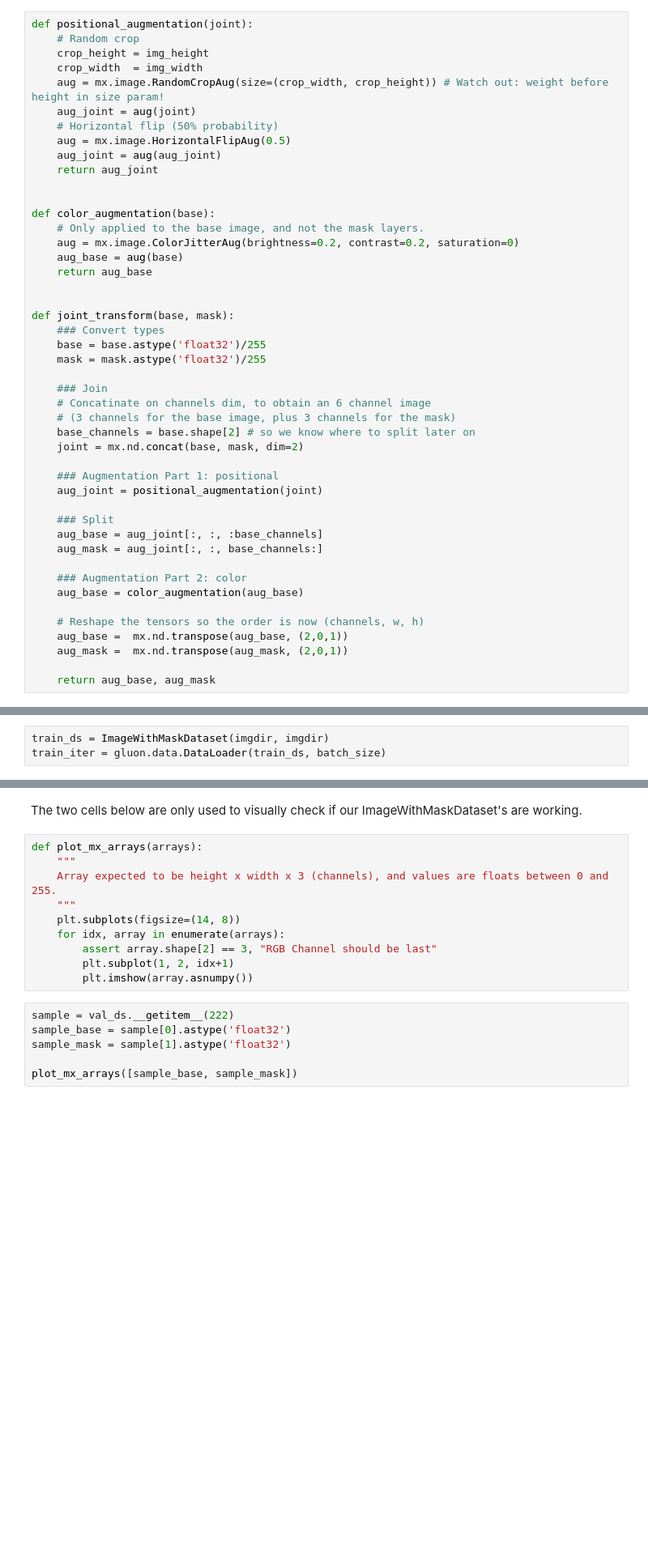
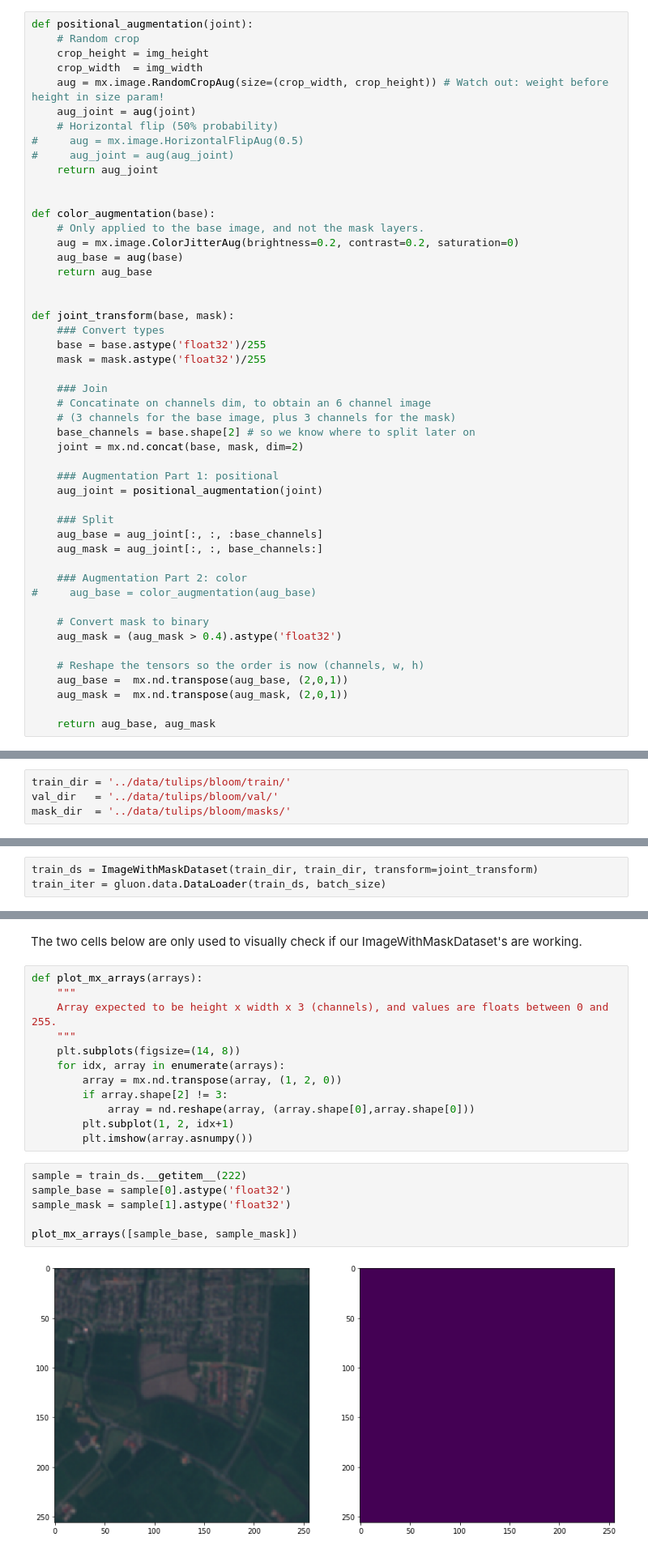
Before and after one commit to smarthi/satellite-images, a Jupyter notebook: segmentation/segmentation.ipynb, the cells around one changed output, grey strips where cells are left out. Shown at 81% size. Cells and saved outputs as stored; diff of their text form; blank space fills up the shorter version.

```diff
--- a/segmentation/segmentation.ipynb
+++ b/segmentation/segmentation.ipynb
@@ -88,8 +88,8 @@ def positional_augmentation(joint):
     aug = mx.image.RandomCropAug(size=(crop_width, crop_height)) # Watch out: weight before height in size param!
     aug_joint = aug(joint)
     # Horizontal flip (50% probability)
-    aug = mx.image.HorizontalFlipAug(0.5)
-    aug_joint = aug(aug_joint)
+#     aug = mx.image.HorizontalFlipAug(0.5)
+#     aug_joint = aug(aug_joint)
     return aug_joint
 
 
@@ -119,7 +119,10 @@ def joint_transform(base, mask):
     aug_mask = aug_joint[:, :, base_channels:]
 
     ### Augmentation Part 2: color
-    aug_base = color_augmentation(aug_base)
+#     aug_base = color_augmentation(aug_base)
+
+    # Convert mask to binary
+    aug_mask = (aug_mask > 0.4).astype('float32')
 
     # Reshape the tensors so the order is now (channels, w, h)
     aug_base =  mx.nd.transpose(aug_base, (2,0,1))
@@ -373 +416,5 @@ imgdir = '../data/tulips/bloom/filtered/output/'
+# %%
+train_dir = '../data/tulips/bloom/train/'
+val_dir   = '../data/tulips/bloom/val/'
+mask_dir  = '../data/tulips/bloom/masks/'
 # %% [markdown]
@@ -375,4 +422,4 @@ Create a DataLoader from our Dataset. No transformations are applied because dat
 # %%
-train_ds = ImageWithMaskDataset(imgdir, imgdir)
+train_ds = ImageWithMaskDataset(train_dir, train_dir, transform=joint_transform)
 train_iter = gluon.data.DataLoader(train_ds, batch_size)
 # %%
@@ -388,15 +434,19 @@ def plot_mx_arrays(arrays):
     """
     plt.subplots(figsize=(14, 8))
     for idx, array in enumerate(arrays):
-        assert array.shape[2] == 3, "RGB Channel should be last"
+        array = mx.nd.transpose(array, (1, 2, 0))
+        if array.shape[2] != 3:
+            array = nd.reshape(array, (array.shape[0],array.shape[0]))
         plt.subplot(1, 2, idx+1)
         plt.imshow(array.asnumpy())
 # %%
-sample = val_ds.__getitem__(222)
+sample = train_ds.__getitem__(222)
 sample_base = sample[0].astype('float32')
 sample_mask = sample[1].astype('float32')
 
 plot_mx_arrays([sample_base, sample_mask])
+# %% [output]
+[figure, added]
 # %% [markdown]
 Instantiate a U-Net and train it
 # %%
```
Also changed, not shown: parts of 14 cells of this notebook, 3 other files.
